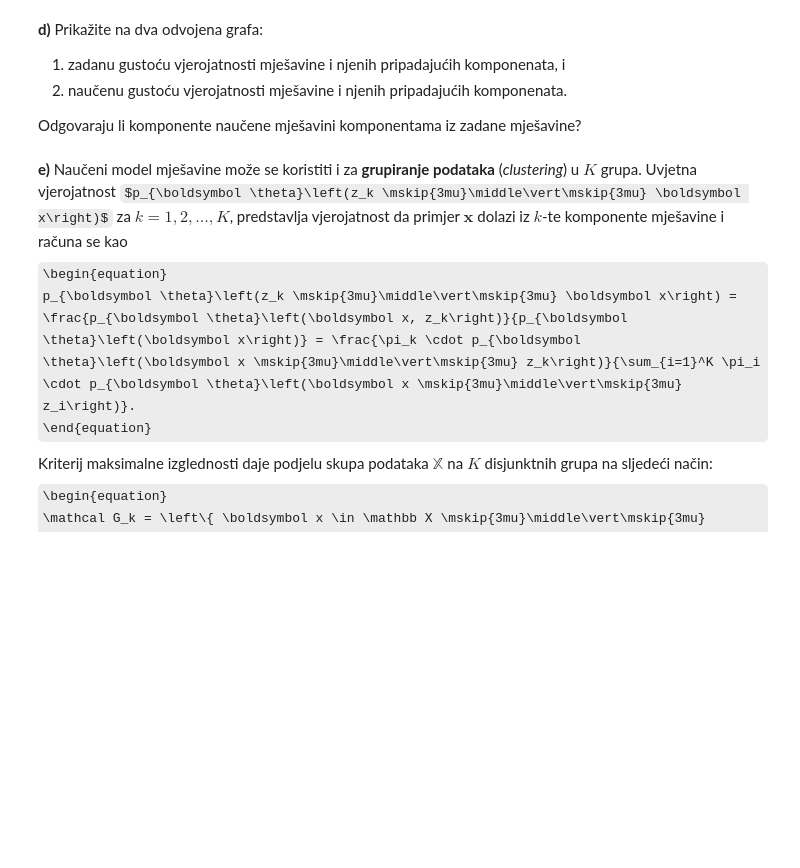
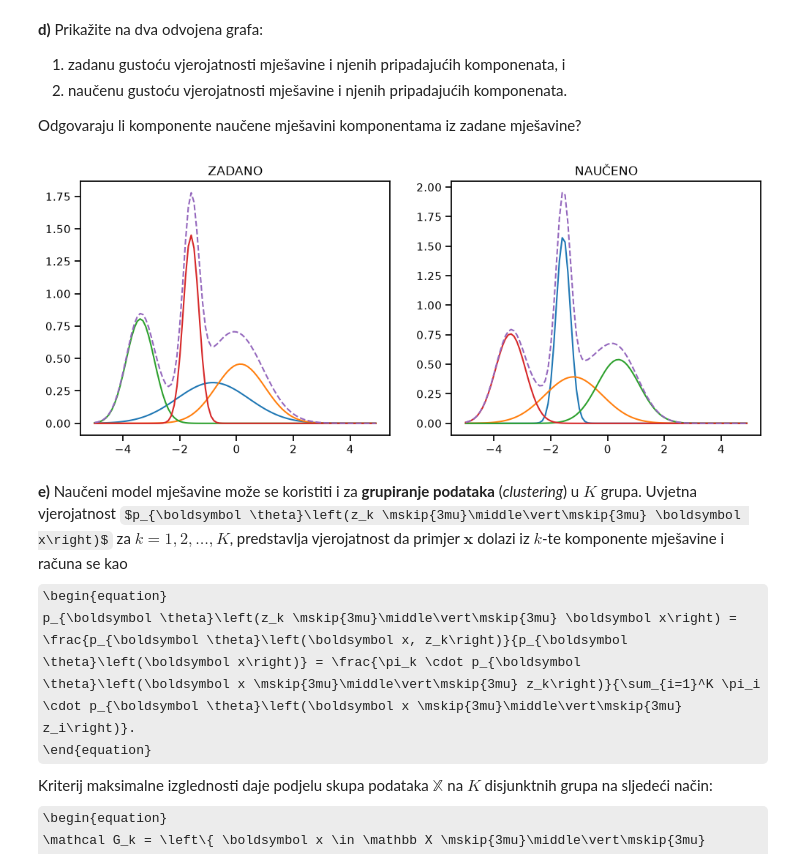
Before and after one commit to Ivan-Dujmic/FER-Deep-Learning-2, a Jupyter notebook: Lab1/lab_1.ipynb, the cells around one changed output. Cells and saved outputs as stored; diff of their text form; code cells hidden in the pictures; some formulas as TeX source; blank space fills up the shorter version.

```diff
--- a/Lab1/lab_1.ipynb
+++ b/Lab1/lab_1.ipynb
@@ -219,20 +221,14 @@ with plot_context(show=True, legend=["ZADANO", "NAUČENO", "UZORAK"]):
 
 Odgovaraju li komponente naučene mješavini komponentama iz zadane mješavine?
 # %%
-...
-
 with plot_context(show=True, figsize=(12, 4.5)):
     with plot_context(subplot=(1, 2, 1), title="ZADANO"):
-        for k in range(K):
-            plt.plot  # komponente, pomnožene pripadajućim težinama
-
-        plt.plot  # cijela mješavina
+        plot_total_pdf_and_components(dist.p_xz)
 
     with plot_context(subplot=(1, 2, 2), title="NAUČENO"):
-        for k in range(model.K):
-            plt.plot  # komponente, pomnožene pripadajućim težinama
-
-        plt.plot  # cijela mješavina
+        plot_total_pdf_and_components(model.p_xz)
+# %% [output]
+[figure, added]
 # %% [markdown]
 <b>e)</b>
 Naučeni model mješavine može se koristiti i za <b>grupiranje podataka</b> (<i>clustering</i>) u $K$ grupa.
```
Also changed, not shown: parts of 4 cells of this notebook, 2 other files.
